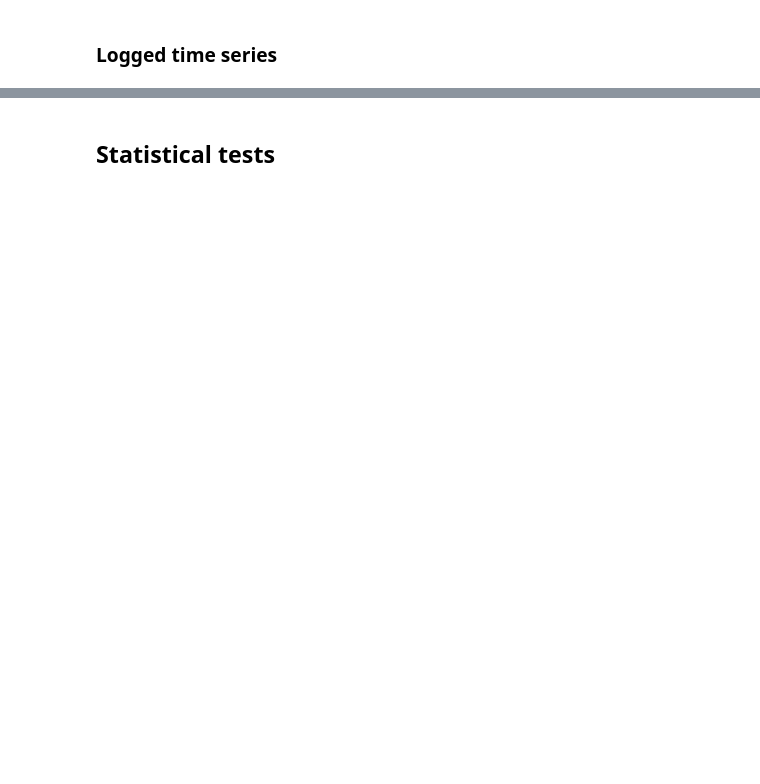
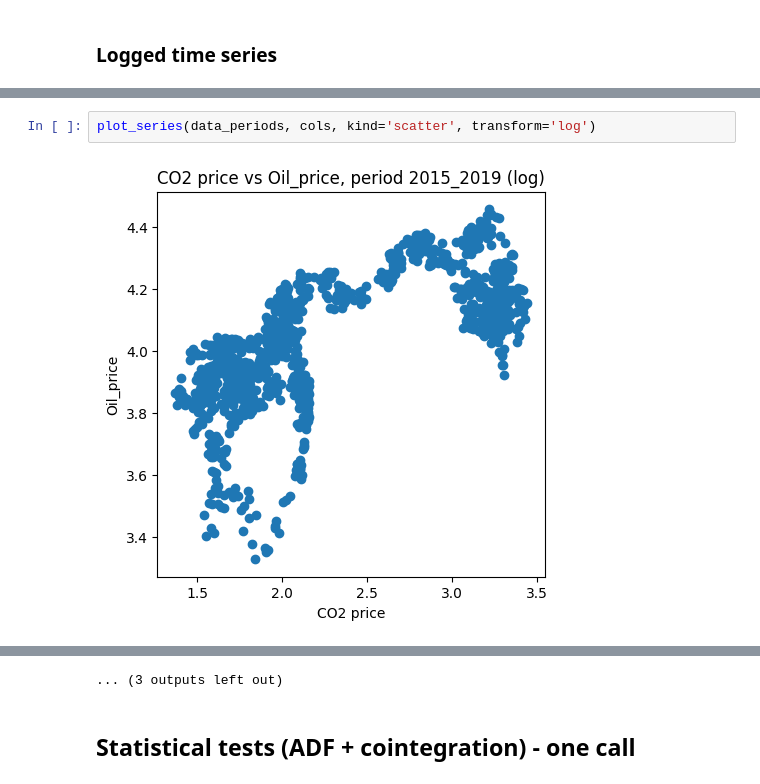
Before and after one commit to kacperskora/Research-S_i_T, a Jupyter notebook: notebooks/03_sub_periods_cointegration.ipynb, the cells around one changed output, grey strips where cells are left out. Drawn from its saved outputs; the diff is of its cells as text; blank space fills up the shorter version.

```diff
--- a/notebooks/03_sub_periods_cointegration.ipynb
+++ b/notebooks/03_sub_periods_cointegration.ipynb
@@ -190,0 +245,4 @@ for period, dataset in data_periods.items():
+# %%
+plot_series(data_periods, cols, kind='scatter', transform='log')
+# %% [output]
+[figure, added]
@@ -191,2 +260,3 @@ for period, dataset in data_periods.items():
+... (3 outputs left out)
 # %% [markdown]
-## Statistical tests
+## Statistical tests (ADF + cointegration) - one call
```
Also changed, not shown: parts of 48 cells of this notebook.
